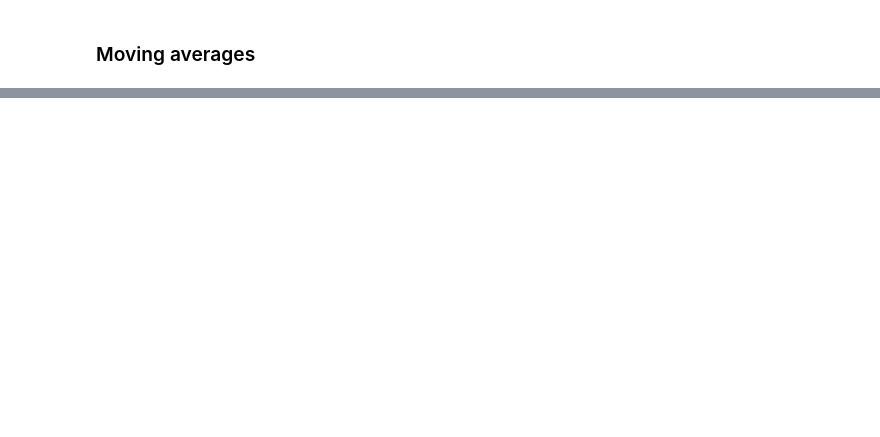
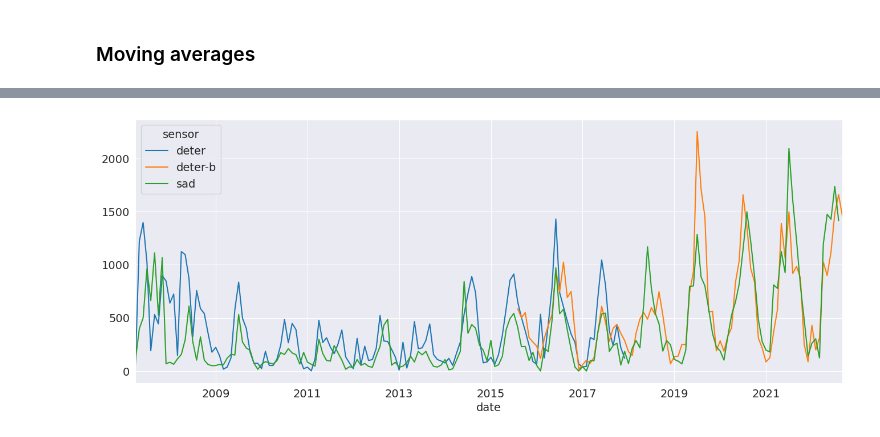
Before and after one commit to Vizzuality/mongabay-data, a Jupyter notebook: data/notebooks/mongabay_charts_tool/explore_forest_loss.ipynb, the cells around one changed output, grey strips where cells are left out. Cells and saved outputs as stored; diff of their text form; code cells hidden in the pictures; blank space fills up the shorter version.

```diff
--- a/data/notebooks/mongabay_charts_tool/explore_forest_loss.ipynb
+++ b/data/notebooks/mongabay_charts_tool/explore_forest_loss.ipynb
@@ -176,0 +194,20 @@ data_pivot[["deter_merge", "deter_CSUM", "sad", "sad_CSUM"]].plot()
+# %%
+sns.set_style("darkgrid")
+pd.plotting.register_matplotlib_converters()
+# Default figure size
+sns.mpl.rc("figure", figsize=(16, 6))
+sns.mpl.rc("font", size=14)
+# %%
+sheet_id = "1KGb2Enin_EWTiZy7uHaCN_v6NEdddT77E9KemJh2ruI"
+sheet_name = "data"
+dtypes = {
+    "scenario": "category",
+    "timestep": "category",
+    "location": "category",
+    "driver": "category",
+    "sensor": "category",
+}
+url = f"https://docs.google.com/spreadsheets/d/{sheet_id}/gviz/tq?tqx=out:csv&sheet={sheet_name}"
+data = pd.read_csv(url, dtype=dtypes, parse_dates=["date"])
+data["value"] = data["value"].str.replace(",", "").astype(float).round(4)
+data.head()
@@ -176,0 +221,7 @@ data_pivot[["deter_merge", "deter_CSUM", "sad", "sad_CSUM"]].plot()
+# %%
+series = ["deter", "deter-b", "sad", "deter_merge"]
+data_pivot = data[
+    (data["timestep"] == "monthly") & (data["location"] == "brazil")
+].pivot(index="date", columns="sensor", values="value")
+data_pivot[series[3]] = data_pivot[series[:2]].bfill(axis=1).iloc[:, 0]
+data_pivot.head()
@@ -176,0 +256,6 @@ data_pivot[["deter_merge", "deter_CSUM", "sad", "sad_CSUM"]].plot()
+# %%
+data_pivot = data_pivot.asfreq("MS")
+fig, ax = plt.subplots()
+ax = data_pivot[series[:3]].plot(ax=ax)
+# %% [output]
+[figure, added]
```
Also changed, not shown: parts of 22 cells of this notebook.
